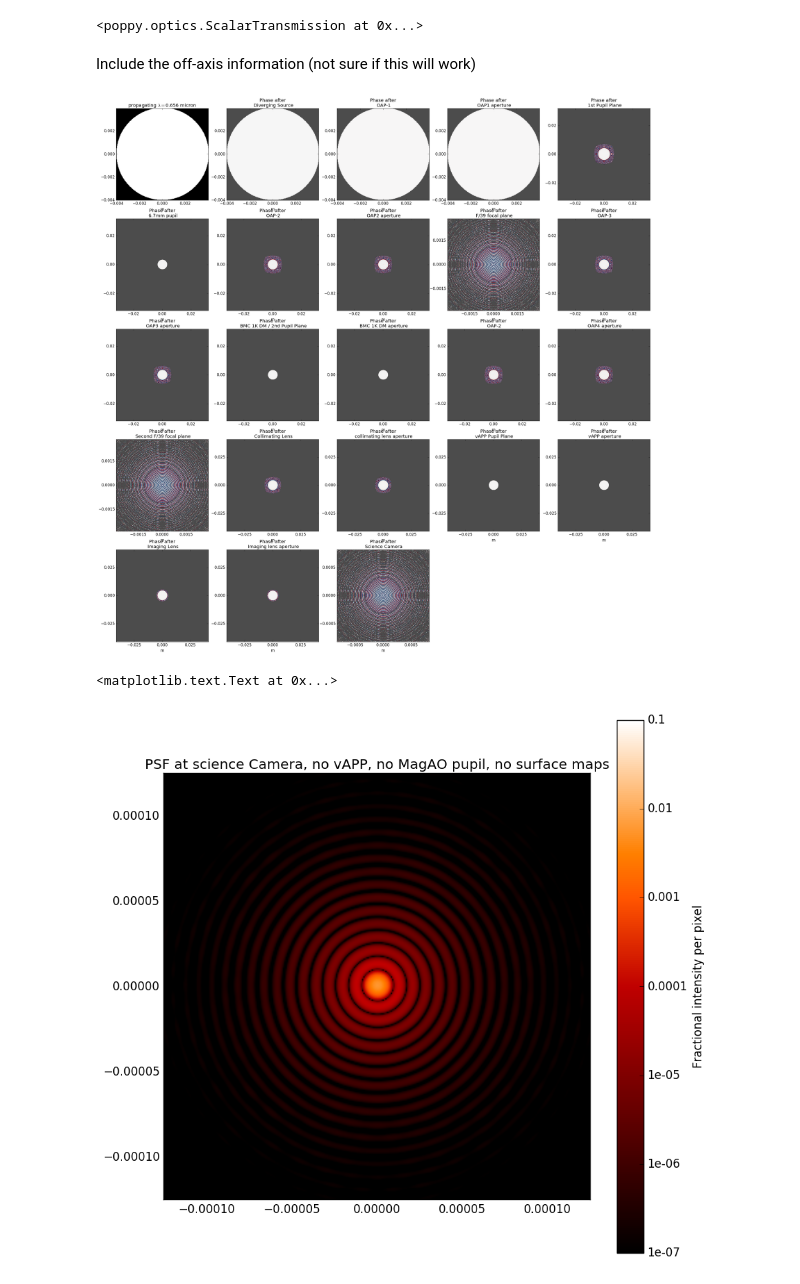
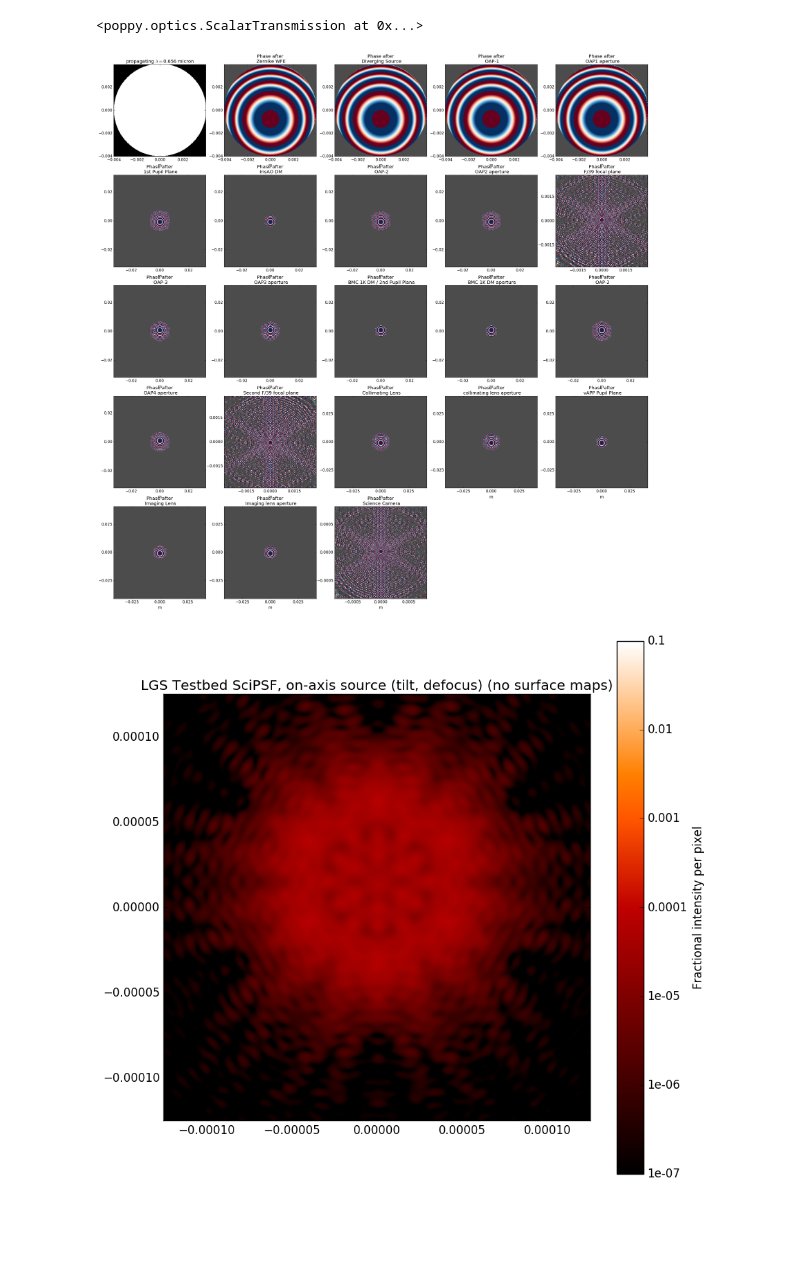
Before and after one commit to jlumbres/UAWFSTB, a Jupyter notebook: LGS_offAxisModel.ipynb, the cells around one changed output. Saved outputs shown, nothing was run; the diff lists cells and outputs as text; code cells hidden in the pictures; blank space fills up the shorter version.

Commit message:
Added IrisAO segmented DM aperture, Zernike tilt at source for off-axis source

```diff
--- a/LGS_offAxisModel.ipynb
+++ b/LGS_offAxisModel.ipynb
@@ -92,0 +95,4 @@ OAP4 = poppy.QuadraticLens(fl_OAP, name='OAP-4')
+# %%
+irisAO = poppy.MultiHexagonAperture(name='IrisAO DM', rings=3, side=7e-4,
+                                    gap=7e-6, center=True)
+irisAO.display(npix=2048, colorbar_orientation='vertical')
@@ -92,0 +104,8 @@ OAP4 = poppy.QuadraticLens(fl_OAP, name='OAP-4')
+# %%
+tip_waves = 2.0 # number of aberrated waves
+tilt_coeff = tip_waves * halpha / (2 * np.sqrt(3))
+defocus_coeff = 3.0 * halpha / (2 * np.sqrt(3))
+tip_coeff = tilt_coeff
+# coefficients are in Noll index order, starting from piston
+coeff_sequence = [0, 0, tilt_coeff, defocus_coeff]
+off_axis_src = poppy.ZernikeWFE(radius=EP_diam.value/2, coefficients=coeff_sequence)
@@ -98,6 +121,9 @@ uawfstb = poppy.FresnelOpticalSystem(pupil_diameter = EP_diam, npix=samp, beam_r
 
 # First surface is the entrance aperture.
 uawfstb.add_optic(poppy.CircularAperture(radius=EP_diam/2))
+
+# Add tilt aberration
+uawfstb.add_optic(off_axis_src)
 
 # To simulate a diverging pt source, use a negative-power lens with focal length -d,
 # where d is distance prior to entrance aperture
@@ -111,8 +137,9 @@ uawfstb.add_optic(poppy.CircularAperture(radius=oap_radius,name="OAP1 aperture")
 uawfstb.add_optic(poppy.ScalarTransmission(planetype=PlaneType.intermediate, name="1st Pupil Plane"),
                                             distance=d_oap1_pp1)
 # Placeholder for pupil until I scale the pupil mask correctly
-uawfstb.add_optic(poppy.CircularAperture(radius=0.00335*u.m, name='6.7mm pupil'))
-#uawfstb.add_optic(pupil)
+#uawfstb.add_optic(poppy.CircularAperture(radius=0.00335*u.m, name='6.7mm pupil'))
+#uawfstb.add_optic(magAOpupil)
+uawfstb.add_optic(irisAO)
 
 # IrisAO DM, currently a "perfect" mirror
 #uawfstb.add_optic(poppy.ScalarTransmission(planetype=PlaneType.intermediate, name="IrisAO DM"))
@@ -152,7 +179,7 @@ uawfstb.add_optic(poppy.CircularAperture(radius=colLens_radius,name="collimating
 #uawfstb.add_optic(vapp_opd)
 uawfstb.add_optic(poppy.ScalarTransmission(planetype=PlaneType.intermediate, name="vAPP Pupil Plane"),
                                             distance=d_colLens_vAPP)
-uawfstb.add_optic(poppy.CircularAperture(radius=0.0086/2*u.m,name="vAPP aperture"))
+#uawfstb.add_optic(poppy.CircularAperture(radius=0.0086/2*u.m,name="vAPP aperture"))
 
 # Imaging lens
 uawfstb.add_optic(imgLens, distance=d_vAPP_imgLens)
@@ -163,11 +190,6 @@ uawfstb.add_optic(poppy.ScalarTransmission(planetype=PlaneType.intermediate, nam
                                             distance=d_imgLens_camera)
 # %% [output]
 <poppy.optics.ScalarTransmission at 0x...>
-# %% [markdown]
-Include the off-axis information (not sure if this will work)
-# %%
-uawfstb.source_offset_theta = 15.
-uawfstb.source_offset_r = 0.1 # arcsec
 # %%
 matplotlib.rcParams["font.size"]=12
 plt.figure(figsize=[30,30])
@@ -175,14 +197,14 @@ lgs_psf, lgs_wfs = uawfstb.calcPSF(wavelength=halpha,
                                         display_intermediates=True,
                                         return_intermediates=True, save_intermediates=False)
 # %% [output]
-[figure, old version]
+[figure, new version]
 # %%
 plt.figure(figsize=[10,10])
 poppy.display_PSF(lgs_psf, imagecrop=0.00025)
-plt.title("PSF at science Camera, no vAPP, no MagAO pupil, no surface maps")
+plt.title("LGS Testbed SciPSF, on-axis source (tilt, defocus) (no surface maps)")
+plt.savefig('LGS_srcOffAxis_defocus.png', dpi=100)
 # %% [output]
-<matplotlib.text.Text at 0x...>
-[figure, old version]
+[figure, new version]
 # %%
 uawfstb.describe()
 # %% [output]
```
Also changed, not shown: parts of 4 cells of this notebook.
